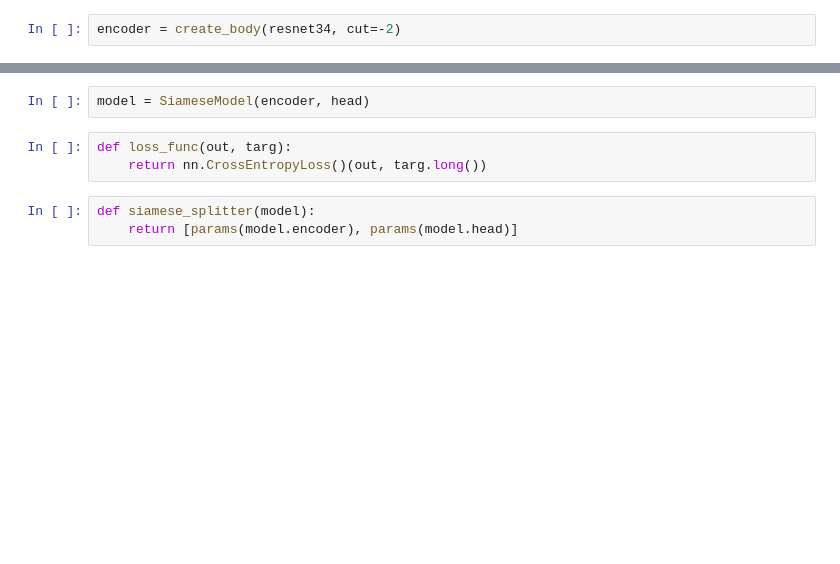
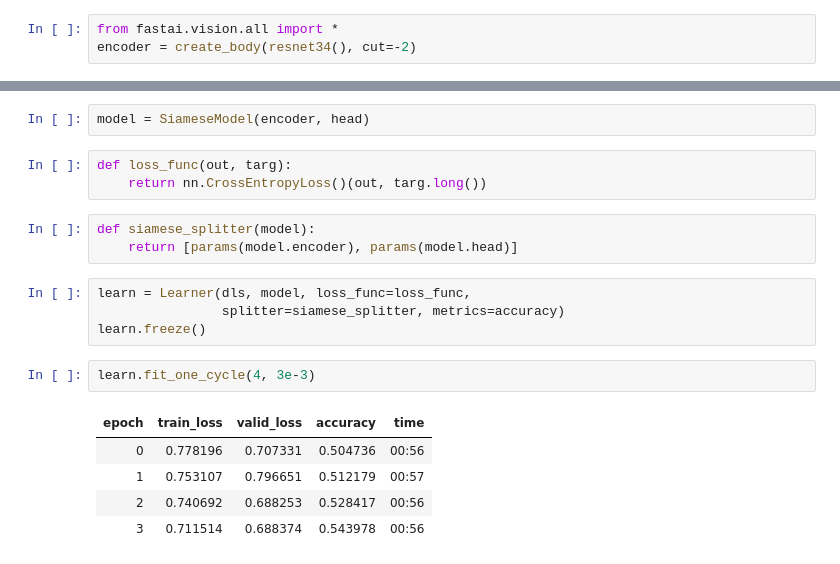
Before and after one commit to flyinacres/fastai-coursework, a Jupyter notebook: fast-15.ipynb, the cells around one changed output, grey strips where cells are left out. Saved outputs shown, nothing was run; the diff lists cells and outputs as text; blank space fills up the shorter version.

```diff
--- a/fast-15.ipynb
+++ b/fast-15.ipynb
@@ -150,2 +152,3 @@ class SiameseModel(Module):
 # %%
-encoder = create_body(resnet34, cut=-2)
+from fastai.vision.all import *
+encoder = create_body(resnet34(), cut=-2)
@@ -161,3 +162,15 @@ def loss_func(out, targ):
 # %%
 def siamese_splitter(model):
     return [params(model.encoder), params(model.head)]
+# %%
+learn = Learner(dls, model, loss_func=loss_func,
+                splitter=siamese_splitter, metrics=accuracy)
+learn.freeze()
+# %%
+learn.fit_one_cycle(4, 3e-3)
+# %% [output]
+| epoch | train_loss | valid_loss | accuracy | time |
+| 0 | 0.778196 | 0.707331 | 0.504736 | 00:56 |
+| 1 | 0.753107 | 0.796651 | 0.512179 | 00:57 |
+| 2 | 0.740692 | 0.688253 | 0.528417 | 00:56 |
+| 3 | 0.711514 | 0.688374 | 0.543978 | 00:56 |
```
Also changed, not shown: parts of 5 cells of this notebook.
